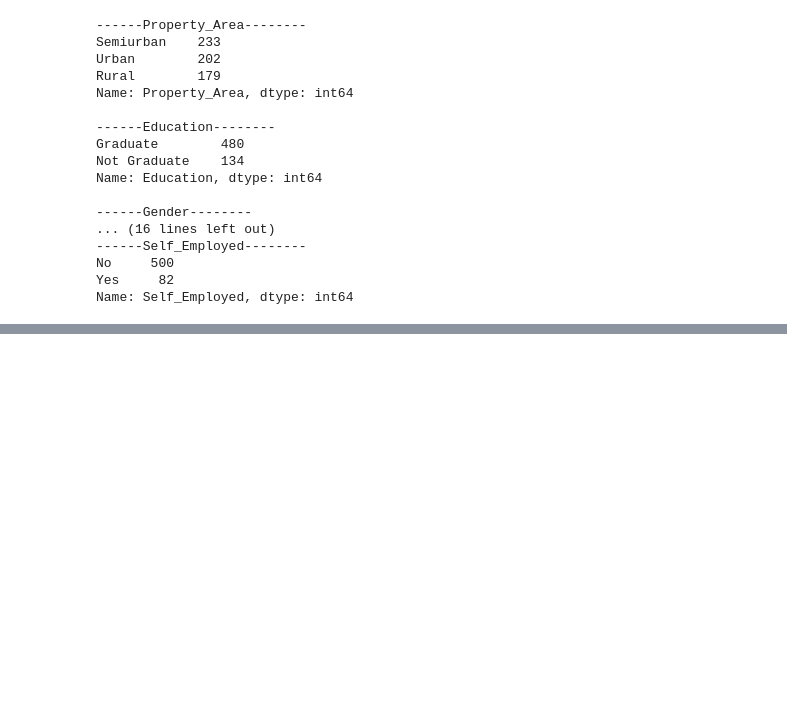
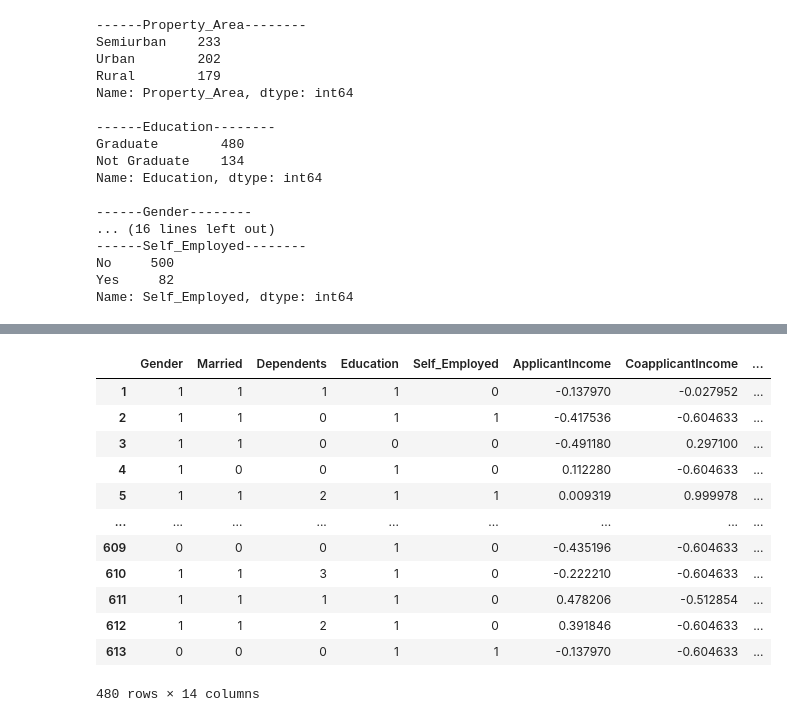
Before and after one commit to azizamari/loan_status, a Jupyter notebook: loan_status_model.ipynb, the cells around one changed output, grey strips where cells are left out. Drawn from its saved outputs; the diff is of its cells as text; code cells hidden in the pictures; blank space fills up the shorter version.

```diff
--- a/loan_status_model.ipynb
+++ b/loan_status_model.ipynb
@@ -180,0 +148,2 @@ data.replace(to_replace='3+', value=3,inplace=True)
+# %%
+data.drop(labels='Loan_ID',axis=1,inplace=True)
@@ -208,0 +211,19 @@ data
+# %%
+from sklearn.preprocessing import StandardScaler
+scaler=StandardScaler()
+data[['ApplicantIncome','CoapplicantIncome','LoanAmount','Loan_Amount_Term']]=scaler.fit_transform(data[['ApplicantIncome','CoapplicantIncome','LoanAmount','Loan_Amount_Term']])
+data
+# %% [output]
+|  | Gender | Married | Dependents | Education | Self_Employed | ApplicantIncome | CoapplicantIncome | ... |
+| 1 | 1 | 1 | 1 | 1 | 0 | -0.137970 | -0.027952 | ... |
+| 2 | 1 | 1 | 0 | 1 | 1 | -0.417536 | -0.604633 | ... |
+| 3 | 1 | 1 | 0 | 0 | 0 | -0.491180 | 0.297100 | ... |
+| 4 | 1 | 0 | 0 | 1 | 0 | 0.112280 | -0.604633 | ... |
+| 5 | 1 | 1 | 2 | 1 | 1 | 0.009319 | 0.999978 | ... |
+| ... | ... | ... | ... | ... | ... | ... | ... | ... |
+| 609 | 0 | 0 | 0 | 1 | 0 | -0.435196 | -0.604633 | ... |
+| 610 | 1 | 1 | 3 | 1 | 0 | -0.222210 | -0.604633 | ... |
+| 611 | 1 | 1 | 1 | 1 | 0 | 0.478206 | -0.512854 | ... |
+| 612 | 1 | 1 | 2 | 1 | 0 | 0.391846 | -0.604633 | ... |
+| 613 | 0 | 0 | 0 | 1 | 1 | -0.137970 | -0.604633 | ... |
+480 rows × 14 columns
```
Also changed, not shown: parts of 24 cells of this notebook.
